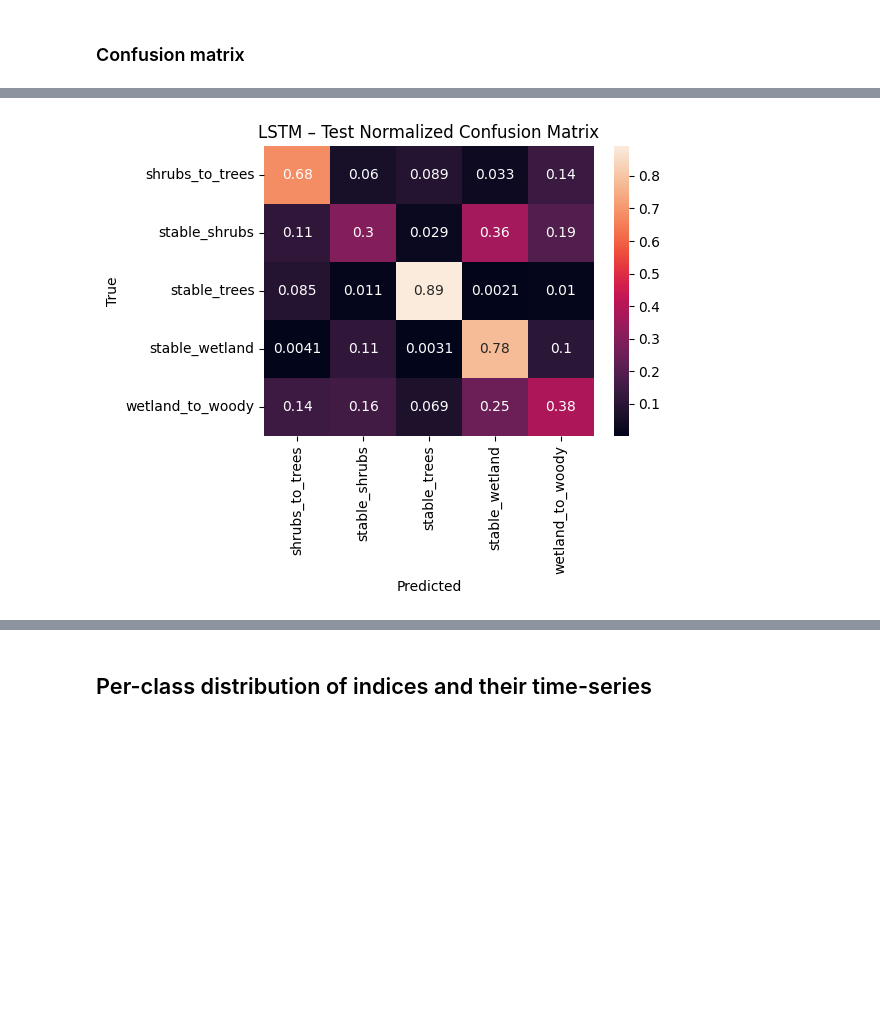
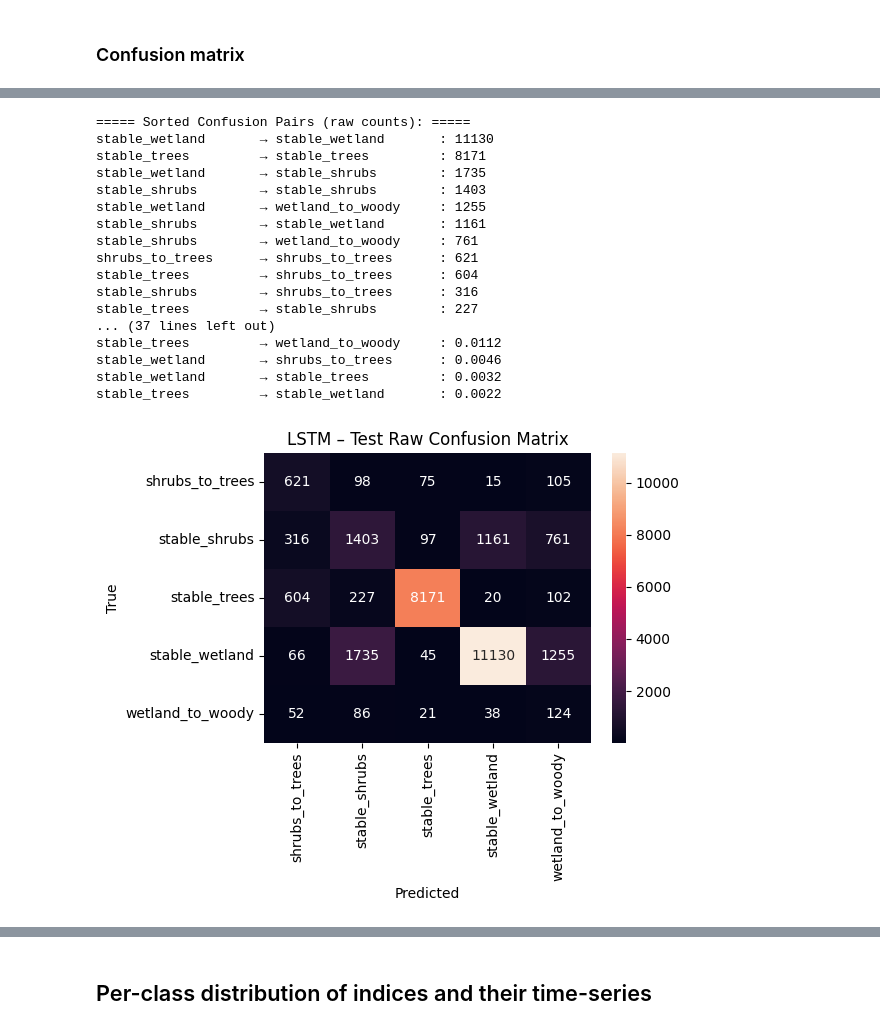
Before and after one commit to jjkiljanski/biebrza-shrub-encroachment-analysis, a Jupyter notebook: ml_model_training.ipynb, the cells around one changed output, grey strips where cells are left out. Cells and saved outputs as stored; diff of their text form; code cells hidden in the pictures; blank space fills up the shorter version.

```diff
--- a/ml_model_training.ipynb
+++ b/ml_model_training.ipynb
@@ -183,7 +165,7 @@ test_squares = set()
 rng = np.random.default_rng(123)
 
 for cls in target_classes:
-    df_cls = df_balanced[df_balanced['class_str'] == cls]
+    df_cls = df_all[df_all['class_str'] == cls]
     squares = df_cls['numark'].dropna().unique()
     squares = list(squares)
     rng.shuffle(squares)
@@ -206,13 +188,13 @@ print('Unique val squares  :', len(val_squares))
 print('Unique test squares :', len(test_squares))
 
 # 2. Build the actual splits
-is_train = df_balanced['numark'].isin(train_squares)
-is_val = df_balanced['numark'].isin(val_squares)
-is_test = df_balanced['numark'].isin(test_squares)
+is_train = df_all['numark'].isin(train_squares)
+is_val = df_all['numark'].isin(val_squares)
+is_test = df_all['numark'].isin(test_squares)
 
-df_train = df_balanced[is_train].copy()
-df_val = df_balanced[is_val].copy()
-df_test = df_balanced[is_test].copy()
+df_train = df_all[is_train].copy()
+df_val = df_all[is_val].copy()
+df_test = df_all[is_test].copy()
 
 print('\nSplit sizes (rows):')
 print('Train:', df_train.shape[0])
@@ -663,10 +668,14 @@ def get_all_preds_labels(model, loader, device):
             all_pred.extend(preds.cpu().numpy())
     return np.array(all_y), np.array(all_pred)
 
-y_true, y_pred = get_all_preds_labels(lstm_model, test_loader, device)
+y_true_lstm, y_pred_lstm = get_all_preds_labels(lstm_model, test_loader, device)
+y_true_conv, y_pred_conv = get_all_preds_labels(conv_model, test_loader, device)
 
 print("Classification report (LSTM on TEST):")
-print(classification_report(y_true, y_pred, target_names=le.classes_))
+print(classification_report(y_true_lstm, y_pred_lstm, target_names=le.classes_))
+
+print("Classification report (1D-Conv on TEST):")
+print(classification_report(y_true_conv, y_pred_conv, target_names=le.classes_))
 # %% [output]
 Classification report (LSTM on TEST):
                   precision    recall  f1-score   support
@@ -772,15 +761,37 @@ plt.show()
-# %%
-cm_norm = cm.astype(float) / cm.sum(axis=1, keepdims=True)  # row-normalized
-
-fig, ax = plt.subplots(figsize=(6, 5))
-sns.heatmap(cm_norm, annot=True,
-            xticklabels=le.classes_,
-            yticklabels=le.classes_,
-            ax=ax)
-ax.set_xlabel('Predicted')
-ax.set_ylabel('True')
-ax.set_title('LSTM – Test Normalized Confusion Matrix')
-plt.tight_layout()
-plt.show()
-# %% [output]
-[figure, removed]
+# %%
+def compute_and_plot_cms(y_true, y_pred, model_name):
+  # -------------------------------------------
+  # Build raw + normalized confusion matrices
+  # -------------------------------------------
+  cm = confusion_matrix(y_true, y_pred)             # raw counts
+  cm_norm = cm.astype(float) / cm.sum(axis=1, keepdims=True)  # row-normalized
+
+  # -------------------------------------------
+  # Print sorted lists
+  # -------------------------------------------
+  sorted_raw   = sorted_confusion_pairs(cm,      classes, normalized=False)
+  sorted_norm  = sorted_confusion_pairs(cm_norm, classes, normalized=True)
+
+  plot_cm(cm, f'{model_name} – Test Raw Confusion Matrix', True)
+  plot_cm(cm_norm, f'{model_name} – Test Normalized Confusion Matrix', False)
+# %%
+compute_and_plot_cms(y_true_lstm, y_pred_lstm, 'LSTM')
+# %% [output]
+===== Sorted Confusion Pairs (raw counts): =====
+stable_wetland       → stable_wetland       : 11130
+stable_trees         → stable_trees         : 8171
+stable_wetland       → stable_shrubs        : 1735
+stable_shrubs        → stable_shrubs        : 1403
+stable_wetland       → wetland_to_woody     : 1255
+stable_shrubs        → stable_wetland       : 1161
+stable_shrubs        → wetland_to_woody     : 761
+shrubs_to_trees      → shrubs_to_trees      : 621
+stable_trees         → shrubs_to_trees      : 604
+stable_shrubs        → shrubs_to_trees      : 316
+stable_trees         → stable_shrubs        : 227
+... (37 lines left out)
+stable_trees         → wetland_to_woody     : 0.0112
+stable_wetland       → shrubs_to_trees      : 0.0046
+stable_wetland       → stable_trees         : 0.0032
+stable_trees         → stable_wetland       : 0.0022
+[figure, added]
```
Also changed, not shown: parts of 36 cells of this notebook.
